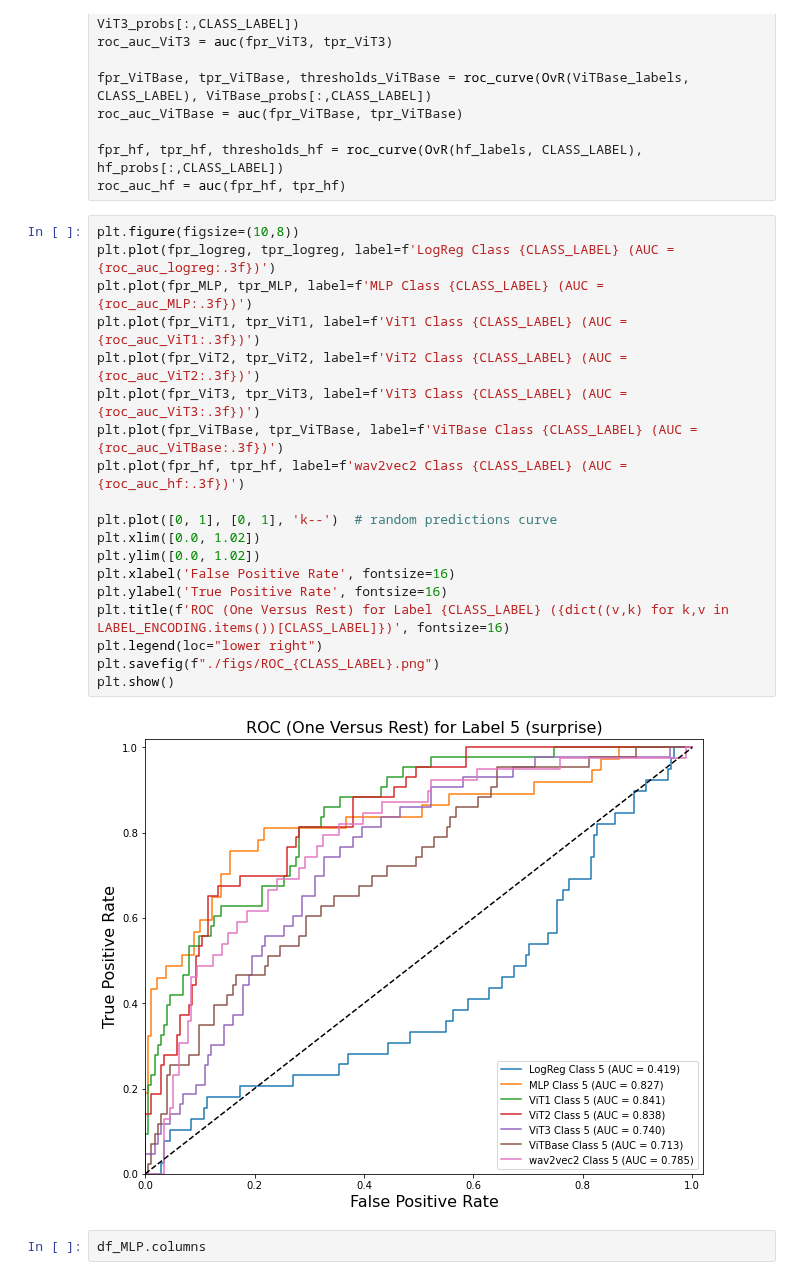
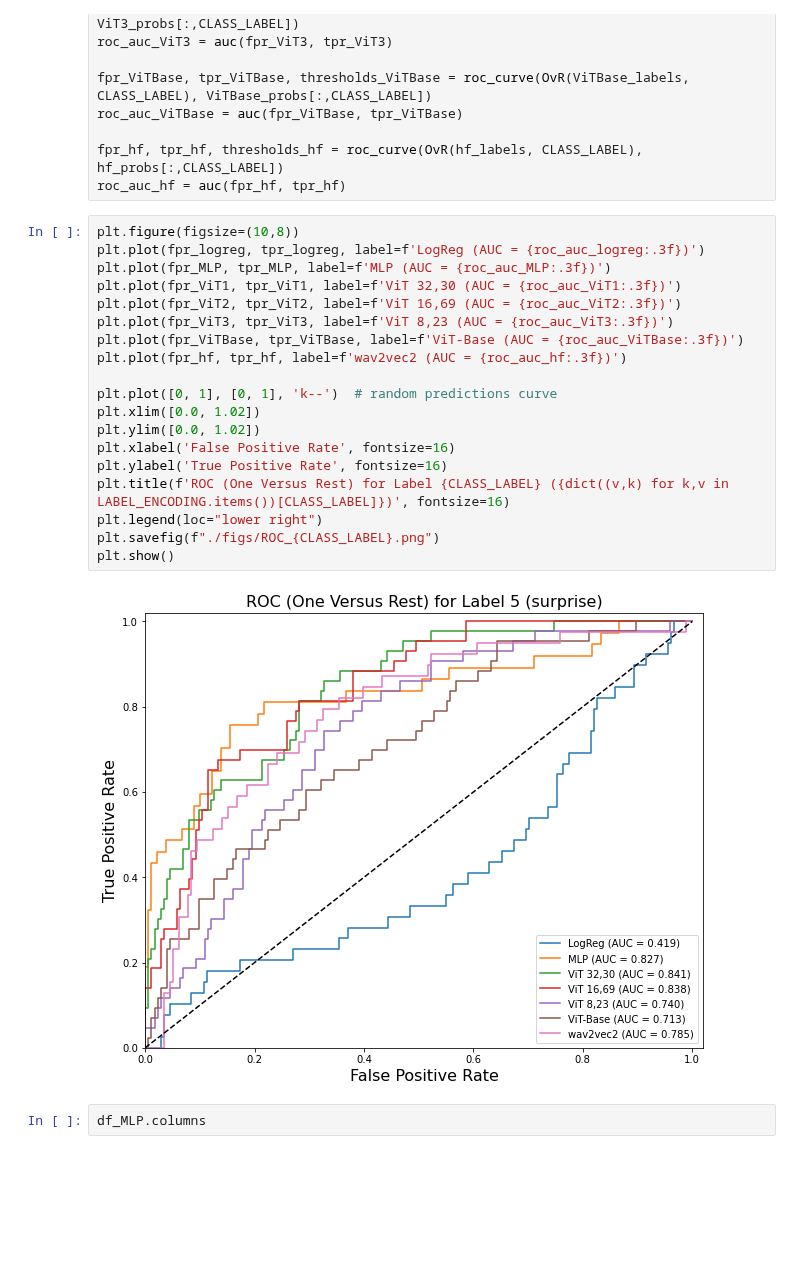
Before and after one commit to pakdaniel/DataMiningFinal, a Jupyter notebook: DataMiningFinal.ipynb, the cells around one changed output. Saved outputs shown, nothing was run; the diff lists cells and outputs as text; blank space fills up the shorter version.

```diff
--- a/DataMiningFinal.ipynb
+++ b/DataMiningFinal.ipynb
@@ -1693,25 +1693,25 @@ fpr_hf, tpr_hf, thresholds_hf = roc_curve(OvR(hf_labels, CLASS_LABEL), hf_probs[
 roc_auc_hf = auc(fpr_hf, tpr_hf)
 # %%
 plt.figure(figsize=(10,8))
-plt.plot(fpr_logreg, tpr_logreg, label=f'LogReg Class {CLASS_LABEL} (AUC = {roc_auc_logreg:.3f})')
-plt.plot(fpr_MLP, tpr_MLP, label=f'MLP Class {CLASS_LABEL} (AUC = {roc_auc_MLP:.3f})')
-plt.plot(fpr_ViT1, tpr_ViT1, label=f'ViT1 Class {CLASS_LABEL} (AUC = {roc_auc_ViT1:.3f})')
-plt.plot(fpr_ViT2, tpr_ViT2, label=f'ViT2 Class {CLASS_LABEL} (AUC = {roc_auc_ViT2:.3f})')
-plt.plot(fpr_ViT3, tpr_ViT3, label=f'ViT3 Class {CLASS_LABEL} (AUC = {roc_auc_ViT3:.3f})')
-plt.plot(fpr_ViTBase, tpr_ViTBase, label=f'ViTBase Class {CLASS_LABEL} (AUC = {roc_auc_ViTBase:.3f})')
-plt.plot(fpr_hf, tpr_hf, label=f'wav2vec2 Class {CLASS_LABEL} (AUC = {roc_auc_hf:.3f})')
+plt.plot(fpr_logreg, tpr_logreg, label=f'LogReg (AUC = {roc_auc_logreg:.3f})')
+plt.plot(fpr_MLP, tpr_MLP, label=f'MLP (AUC = {roc_auc_MLP:.3f})')
+plt.plot(fpr_ViT1, tpr_ViT1, label=f'ViT 32,30 (AUC = {roc_auc_ViT1:.3f})')
+plt.plot(fpr_ViT2, tpr_ViT2, label=f'ViT 16,69 (AUC = {roc_auc_ViT2:.3f})')
+plt.plot(fpr_ViT3, tpr_ViT3, label=f'ViT 8,23 (AUC = {roc_auc_ViT3:.3f})')
+plt.plot(fpr_ViTBase, tpr_ViTBase, label=f'ViT-Base (AUC = {roc_auc_ViTBase:.3f})')
+plt.plot(fpr_hf, tpr_hf, label=f'wav2vec2 (AUC = {roc_auc_hf:.3f})')
 
 plt.plot([0, 1], [0, 1], 'k--')  # random predictions curve
 plt.xlim([0.0, 1.02])
 plt.ylim([0.0, 1.02])
 plt.xlabel('False Positive Rate', fontsize=16)
 plt.ylabel('True Positive Rate', fontsize=16)
 plt.title(f'ROC (One Versus Rest) for Label {CLASS_LABEL} ({dict((v,k) for k,v in LABEL_ENCODING.items())[CLASS_LABEL]})', fontsize=16)
 plt.legend(loc="lower right")
 plt.savefig(f"./figs/ROC_{CLASS_LABEL}.png")
 plt.show()
 # %% [output]
-[figure, old version]
+[figure, new version]
 # %%
 df_MLP.columns
 # %% [output]
```
Also changed, not shown: parts of 8 cells of this notebook.
